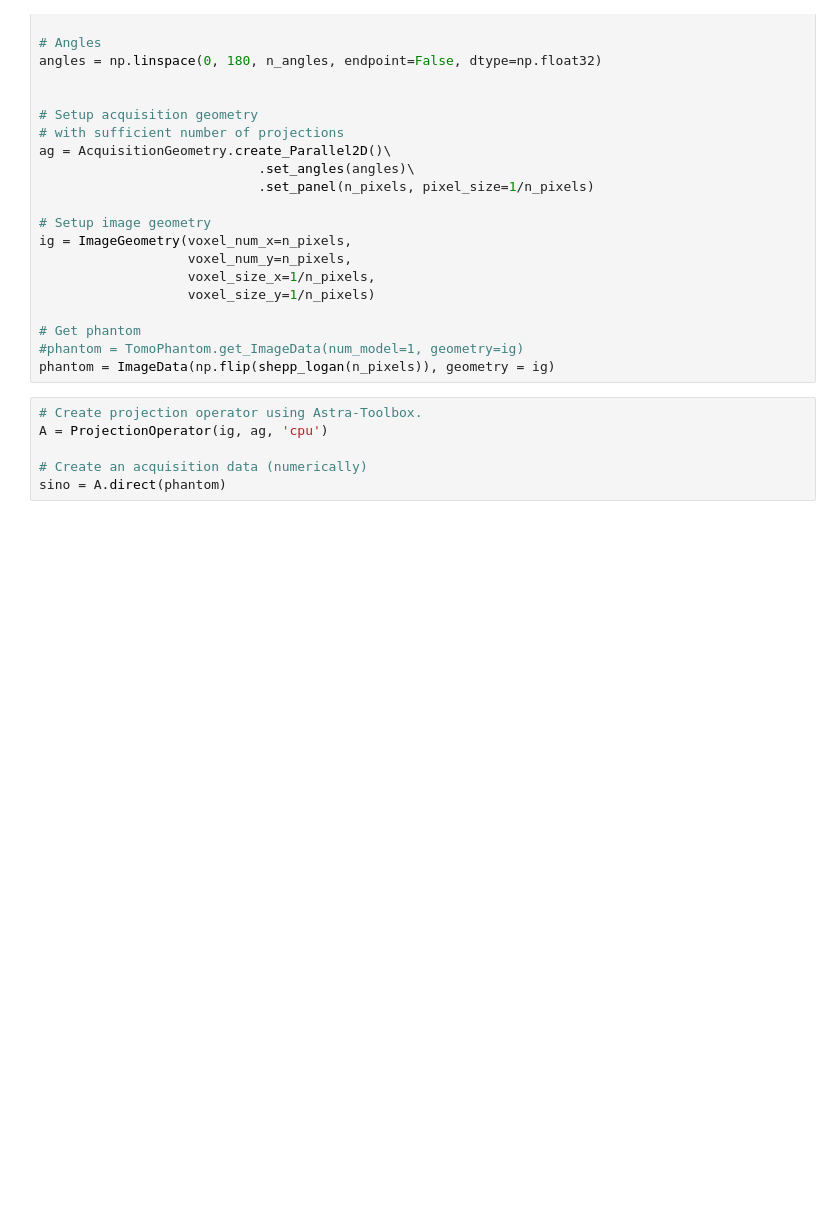
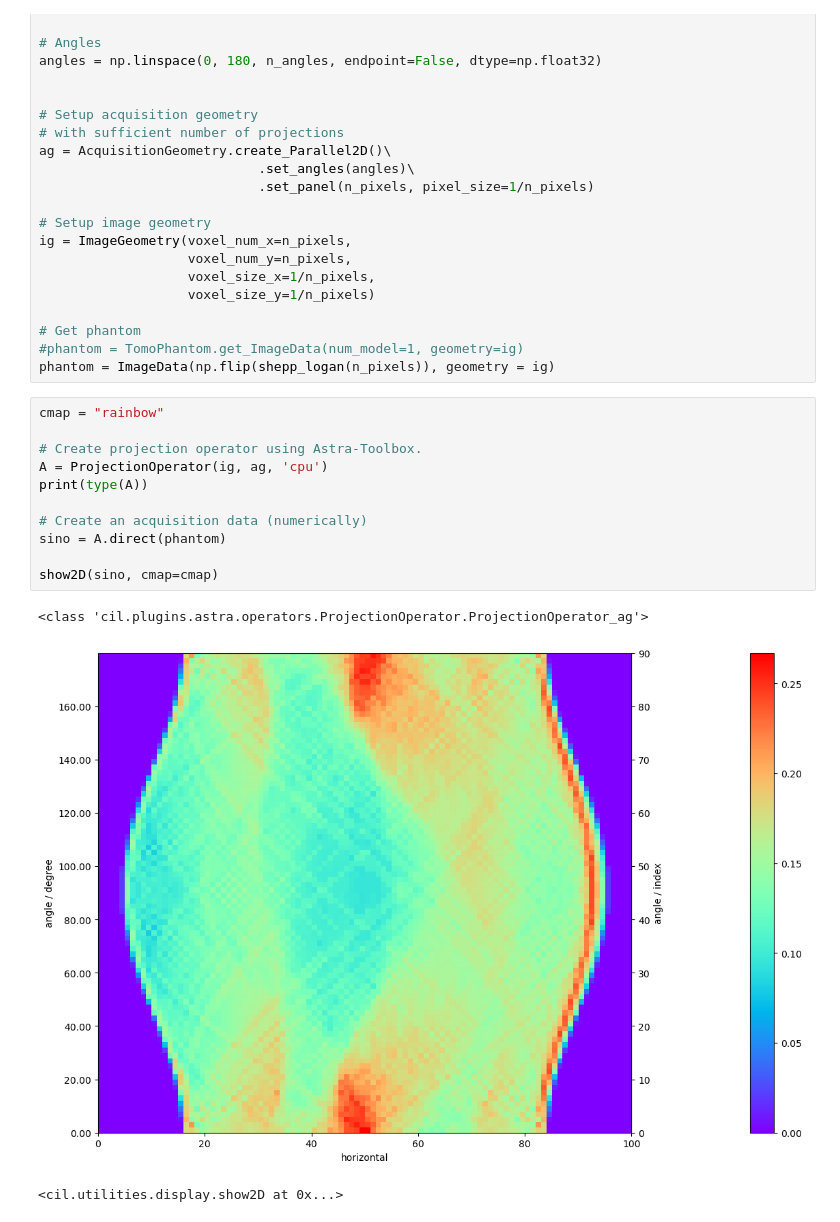
Before and after one commit to FemkeFJF/CIL-Demos, a Jupyter notebook: demos/0_NewContent/explicit_radon_matrix.ipynb, the cells around one changed output. Drawn from its saved outputs; the diff is of its cells as text; blank space fills up the shorter version.

Commit message:
Material from NLA course is added and small changes for clarity were made, print type and show2D.

```diff
--- a/demos/0_NewContent/explicit_radon_matrix.ipynb
+++ b/demos/0_NewContent/explicit_radon_matrix.ipynb
@@ -50,8 +50,17 @@ ig = ImageGeometry(voxel_num_x=n_pixels,
 #phantom = TomoPhantom.get_ImageData(num_model=1, geometry=ig)
 phantom = ImageData(np.flip(shepp_logan(n_pixels)), geometry = ig)
 # %%
+cmap = "rainbow"
+
 # Create projection operator using Astra-Toolbox.
 A = ProjectionOperator(ig, ag, 'cpu')
+print(type(A))
 
 # Create an acquisition data (numerically)
 sino = A.direct(phantom)
+
+show2D(sino, cmap=cmap)
+# %% [output]
+<class 'cil.plugins.astra.operators.ProjectionOperator.ProjectionOperator_ag'>
+[figure, added]
+<cil.utilities.display.show2D at 0x...>
```
Also changed, not shown: 1 other file.
